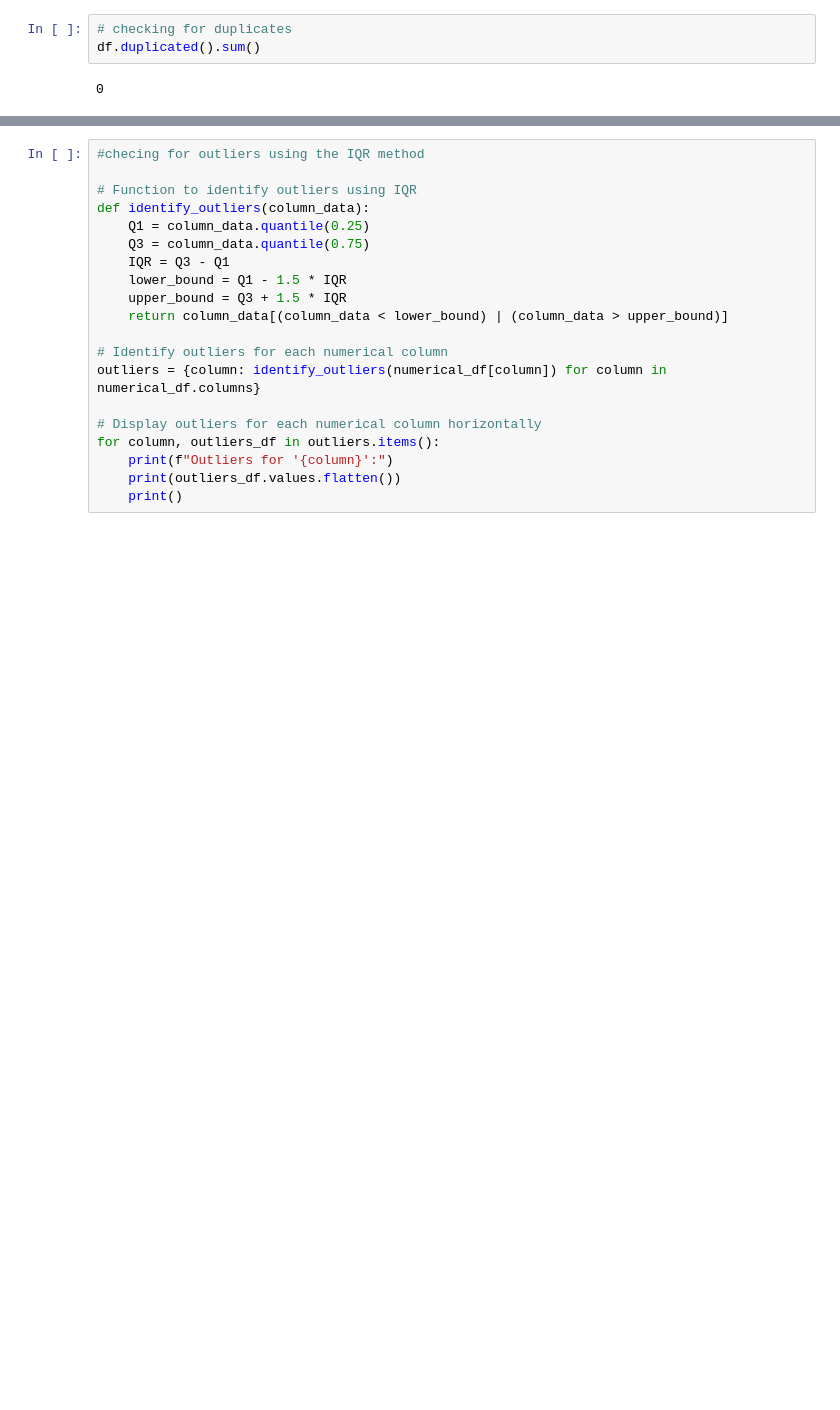
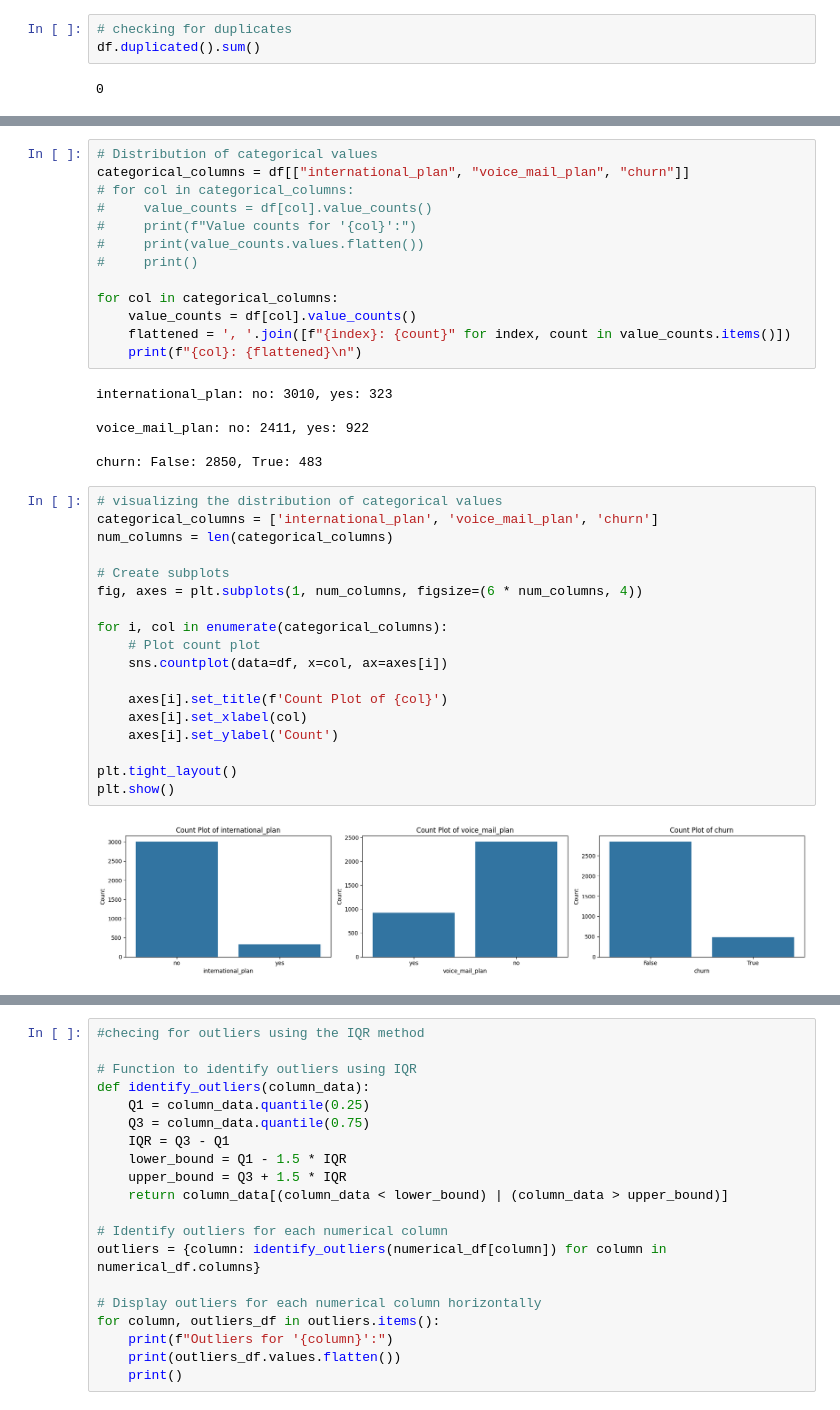
Before and after one commit to JoanwaMaina/Classification-Model, a Jupyter notebook: Customer_Churn_Predictor_Model.ipynb, the cells around one changed output, grey strips where cells are left out. Cells and saved outputs as stored; diff of their text form; blank space fills up the shorter version.

```diff
--- a/Customer_Churn_Predictor_Model.ipynb
+++ b/Customer_Churn_Predictor_Model.ipynb
@@ -252,0 +274,39 @@ Use the
+# %%
+# Distribution of categorical values
+categorical_columns = df[["international_plan", "voice_mail_plan", "churn"]]
+# for col in categorical_columns:
+#     value_counts = df[col].value_counts()
+#     print(f"Value counts for '{col}':")
+#     print(value_counts.values.flatten())
+#     print()
+
+for col in categorical_columns:
+    value_counts = df[col].value_counts()
+    flattened = ', '.join([f"{index}: {count}" for index, count in value_counts.items()])
+    print(f"{col}: {flattened}\n")
+# %% [output]
+international_plan: no: 3010, yes: 323
+
+voice_mail_plan: no: 2411, yes: 922
+
+churn: False: 2850, True: 483
+# %%
+# visualizing the distribution of categorical values
+categorical_columns = ['international_plan', 'voice_mail_plan', 'churn']
+num_columns = len(categorical_columns)
+
+# Create subplots
+fig, axes = plt.subplots(1, num_columns, figsize=(6 * num_columns, 4))
+
+for i, col in enumerate(categorical_columns):
+    # Plot count plot
+    sns.countplot(data=df, x=col, ax=axes[i])
+
+    axes[i].set_title(f'Count Plot of {col}')
+    axes[i].set_xlabel(col)
+    axes[i].set_ylabel('Count')
+
+plt.tight_layout()
+plt.show()
+# %% [output]
+[figure, added]
```
Also changed, not shown: parts of 86 cells of this notebook.
